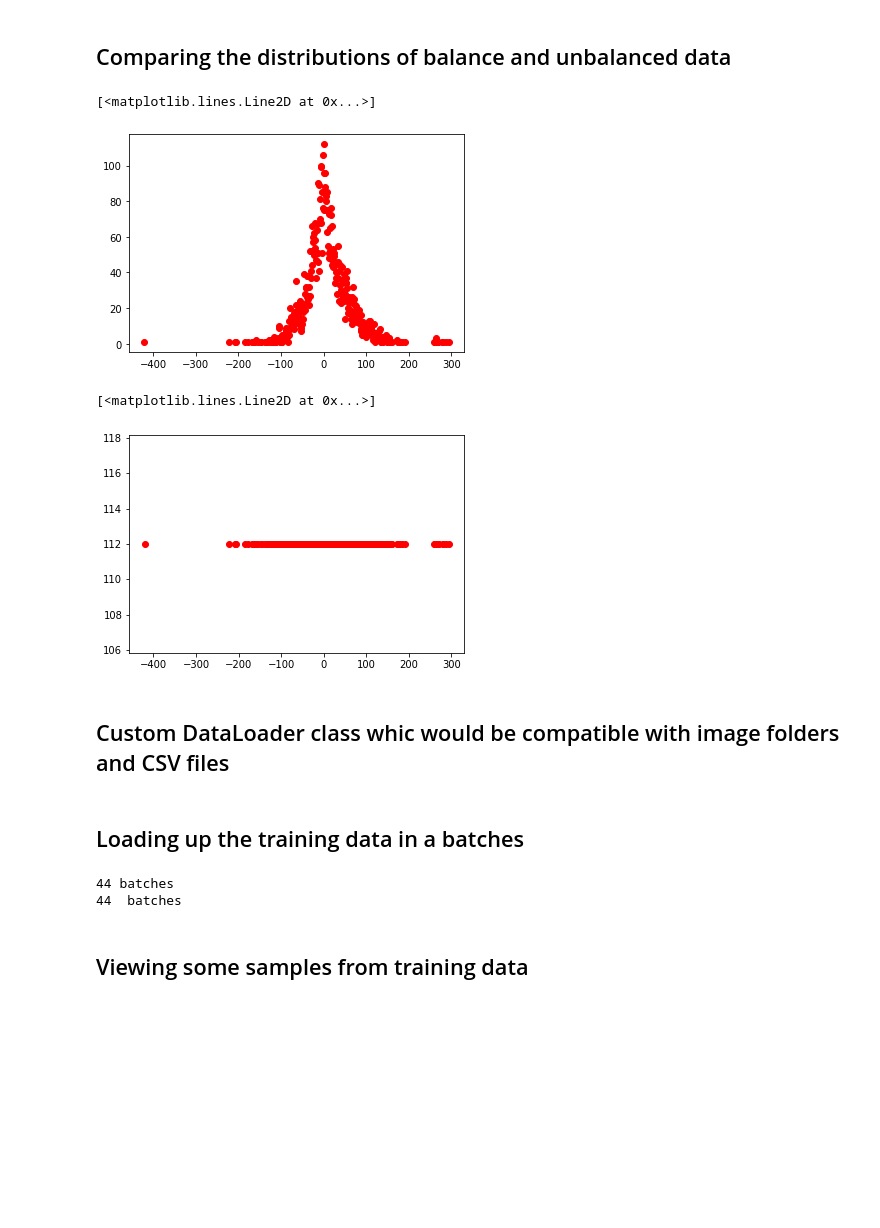
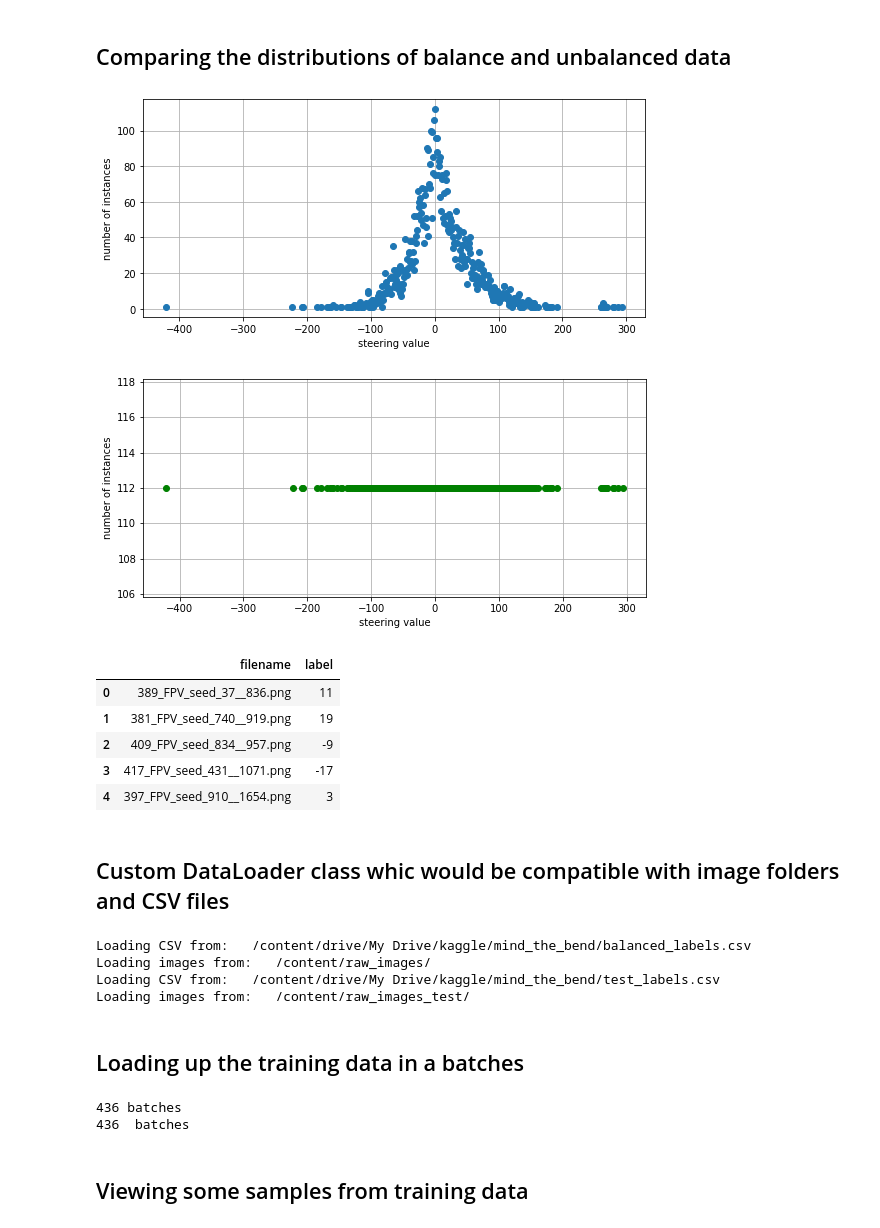
Before and after one commit to Mayukhdeb/mind_the_bend, a Jupyter notebook: train_drunk_driver.ipynb, the cells around one changed output. Cells and saved outputs as stored; diff of their text form; code cells hidden in the pictures; blank space fills up the shorter version.

```diff
--- a/train_drunk_driver.ipynb
+++ b/train_drunk_driver.ipynb
@@ -93,15 +93,21 @@ np.savetxt(ROOT + 'balanced_labels.csv', balanced_labels, delimiter=',', fmt = "
 # %% [markdown]
 ## Comparing the distributions of balance and unbalanced data
 # %%
-plt.plot(df[df.columns[1]].value_counts(), "ro")
+plt.plot(df[df.columns[1]].value_counts(), "o")
+plt.xlabel("steering value")
+plt.ylabel("number of instances")
+plt.grid()
+plt.show()
 # %% [output]
-[<matplotlib.lines.Line2D at 0x...>]
-[figure, old version]
+[figure, new version]
 # %%
-plt.plot(new_df[new_df.columns[1]].value_counts(), "ro")
+plt.plot(new_df[new_df.columns[1]].value_counts(), "go")
+plt.xlabel("steering value")
+plt.ylabel("number of instances")
+plt.grid()
+plt.show()
 # %% [output]
-[<matplotlib.lines.Line2D at 0x...>]
-[figure, old version]
+[figure, new version]
 # %%
 def img_to_arr(im_path):
     img = Image.open(im_path)
@@ -119,3 +130,13 @@ def segment_road_on_np(image, lower_gray = [0, 5, 4], higher_gray = [179, 50, 25
+# %%
+df = pd.read_csv(ROOT + "test_labels.csv")
+df.head()
+# %% [output]
+|  | filename | label |
+| 0 | 389_FPV_seed_37__836.png | 11 |
+| 1 | 381_FPV_seed_740__919.png | 19 |
+| 2 | 409_FPV_seed_834__957.png | -9 |
+| 3 | 417_FPV_seed_431__1071.png | -17 |
+| 4 | 397_FPV_seed_910__1654.png | 3 |
 # %% [markdown]
 ## Custom DataLoader class whic would be compatible with image folders and CSV files
 # %%
@@ -163,7 +180,7 @@ class MyDataset(Dataset):
 train_set = MyDataset("/content/raw_images/", ROOT + "balanced_labels.csv", segment_road = True,
               transform =transforms.Compose([
                                                 transforms.ToPILImage(),
-                                                torchvision.transforms.RandomAffine(degrees = 5, translate= (0.09, 0.09), scale=None, shear=None, resample=False, fillcolor=0),
+                                                torchvision.transforms.RandomAffine(degrees = 5, translate= (0.1, 0.1), scale=None, shear=None, resample=False, fillcolor=0),
                                                 ToTensor()
                                            ])
               )
@@ -173,18 +190,23 @@ test_set = MyDataset("/content/raw_images_test/", ROOT + "test_labels.csv", segm
                                             ToTensor()
                                            ])
               )
+# %% [output]
+Loading CSV from:   /content/drive/My Drive/kaggle/mind_the_bend/balanced_labels.csv
+Loading images from:   /content/raw_images/
+Loading CSV from:   /content/drive/My Drive/kaggle/mind_the_bend/test_labels.csv
+Loading images from:   /content/raw_images_test/
 # %% [markdown]
 ## Loading up the training data in a batches
 # %%
-train_batch_size = 800
-test_batch_size = 40
+train_batch_size = 80
+test_batch_size = 4
 train_loader = DataLoader(train_set, batch_size=train_batch_size, shuffle = True, num_workers = 4)
 test_loader = DataLoader(test_set, batch_size =test_batch_size)
 print(len(train_loader), "batches ")
 print(len(test_loader), " batches ")
 # %% [output]
-44 batches
-44  batches
+436 batches
+436  batches
 # %% [markdown]
 ## Viewing some samples from training data
 # %%
```
Also changed, not shown: parts of 14 cells of this notebook.
